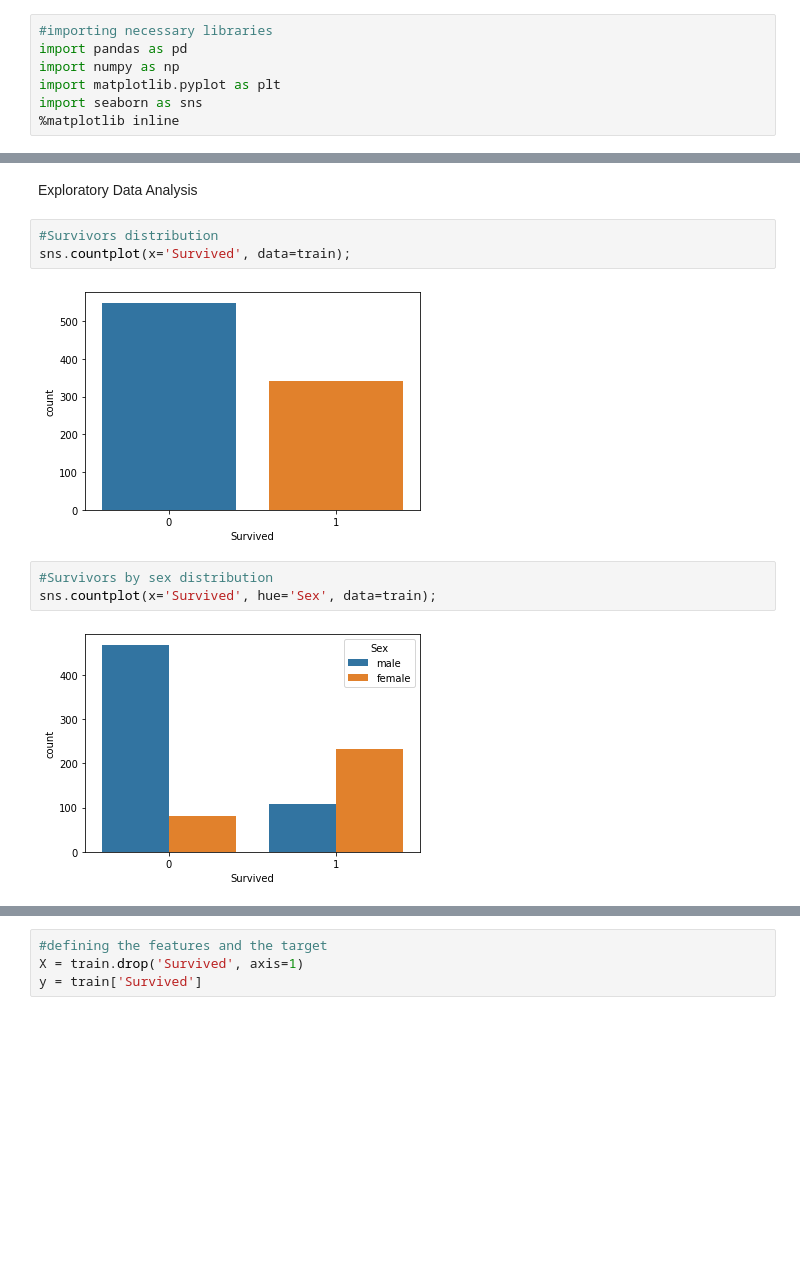
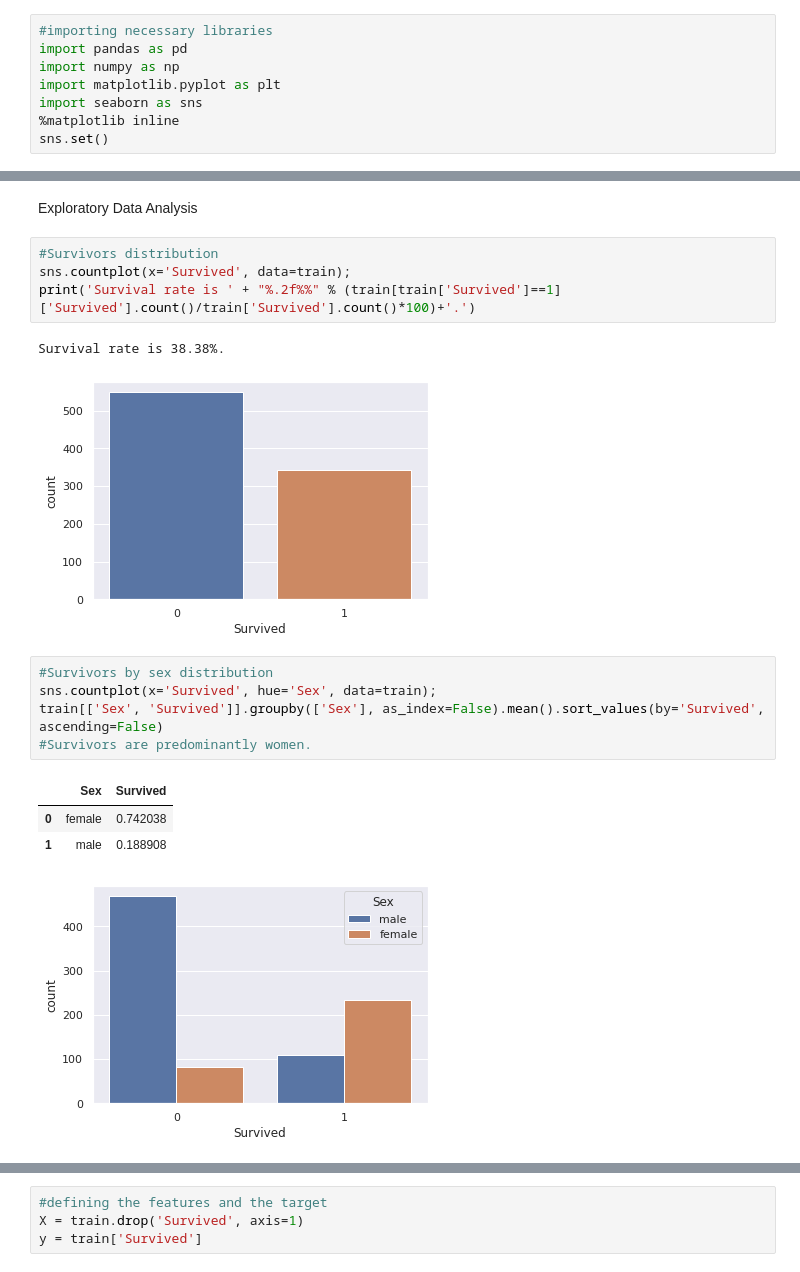
Before and after one commit to yeegorski/titanic_logistic, a Jupyter notebook: titanic-logistic.ipynb, the cells around one changed output, grey strips where cells are left out. Drawn from its saved outputs; the diff is of its cells as text; blank space fills up the shorter version.

```diff
--- a/titanic-logistic.ipynb
+++ b/titanic-logistic.ipynb
@@ -5,6 +5,7 @@ import numpy as np
 import matplotlib.pyplot as plt
 import seaborn as sns
 %matplotlib inline
+sns.set()
 # %%
 #reading the data
 train = pd.read_csv('titanic_train.csv')
@@ -29,10 +70,17 @@ Exploratory Data Analysis
 # %%
 #Survivors distribution
 sns.countplot(x='Survived', data=train);
+print('Survival rate is ' + "%.2f%%" % (train[train['Survived']==1]['Survived'].count()/train['Survived'].count()*100)+'.')
 # %% [output]
+Survival rate is 38.38%.
-[figure, old version]
+[figure, new version]
 # %%
 #Survivors by sex distribution
 sns.countplot(x='Survived', hue='Sex', data=train);
+train[['Sex', 'Survived']].groupby(['Sex'], as_index=False).mean().sort_values(by='Survived', ascending=False)
+#Survivors are predominantly women.
 # %% [output]
+|  | Sex | Survived |
+| 0 | female | 0.742038 |
+| 1 | male | 0.188908 |
-[figure, old version]
+[figure, new version]
```
Also changed, not shown: parts of 74 cells of this notebook.
